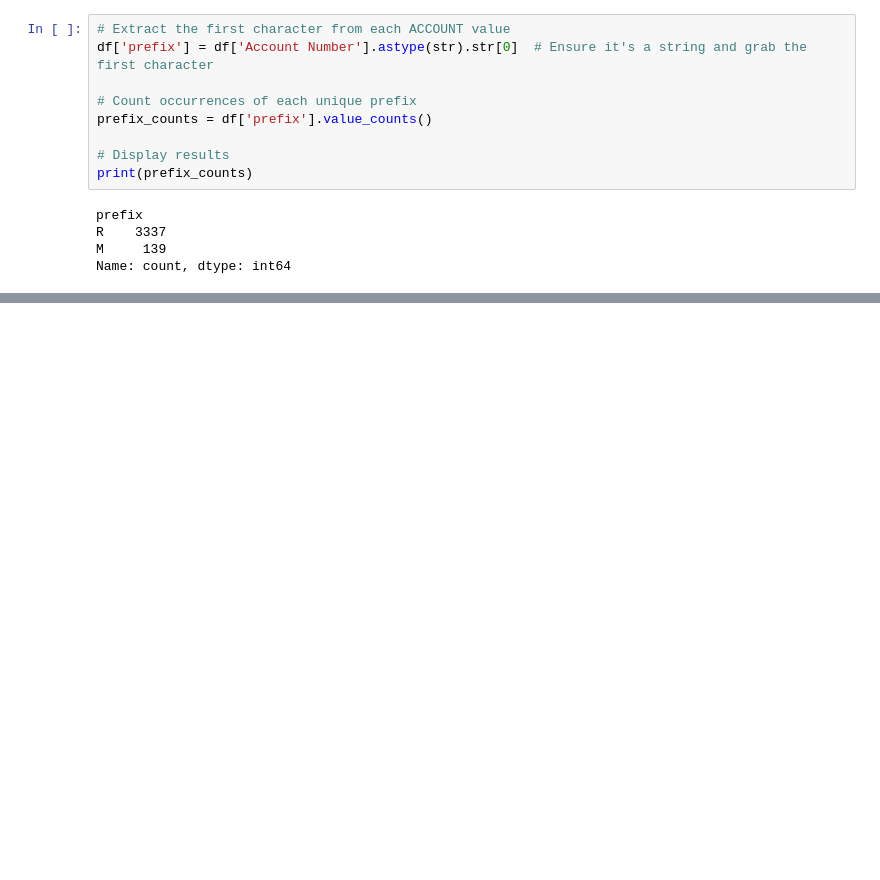
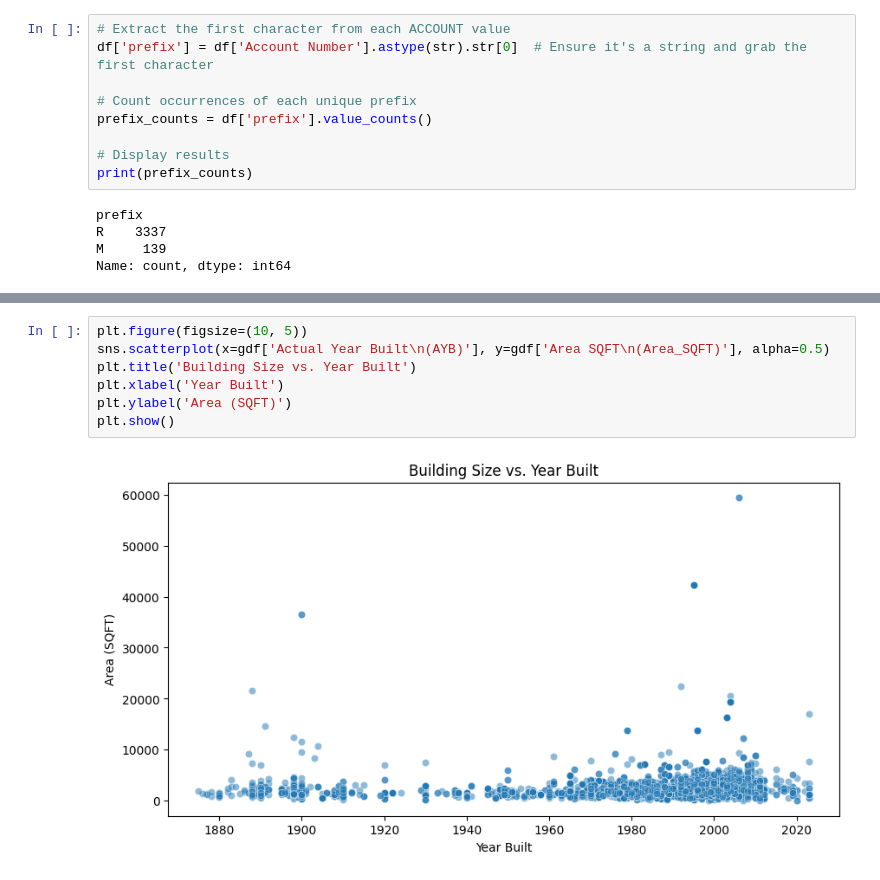
Before and after one commit to bryceayoung/ouray, a Jupyter notebook: workflows/analysis/tax_analysis.ipynb, the cells around one changed output, grey strips where cells are left out. Cells and saved outputs as stored; diff of their text form; blank space fills up the shorter version.

```diff
--- a/workflows/analysis/tax_analysis.ipynb
+++ b/workflows/analysis/tax_analysis.ipynb
@@ -134,0 +346,9 @@ When I cleaned the assessor database, I believe I removed homes where there were
+# %%
+plt.figure(figsize=(10, 5))
+sns.scatterplot(x=gdf['Actual Year Built\n(AYB)'], y=gdf['Area SQFT\n(Area_SQFT)'], alpha=0.5)
+plt.title('Building Size vs. Year Built')
+plt.xlabel('Year Built')
+plt.ylabel('Area (SQFT)')
+plt.show()
+# %% [output]
+[figure, added]
```
Also changed, not shown: parts of 34 cells of this notebook.
